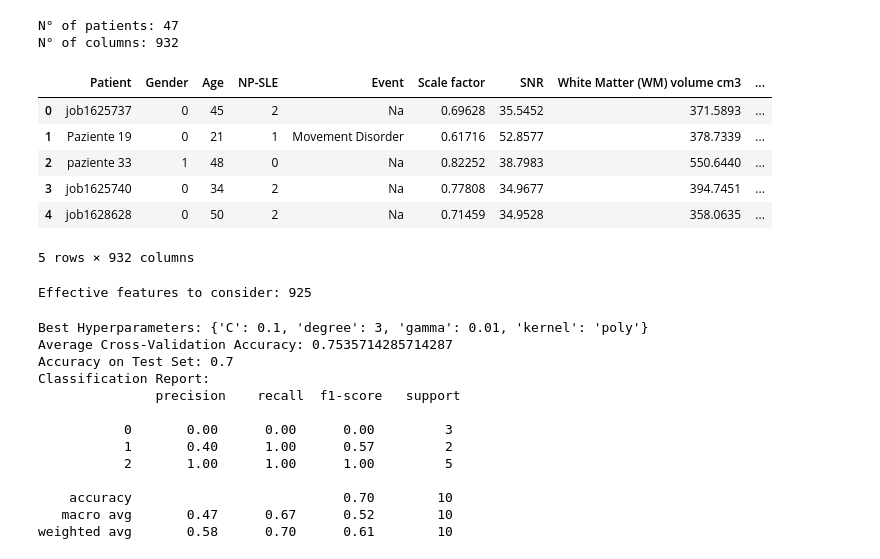
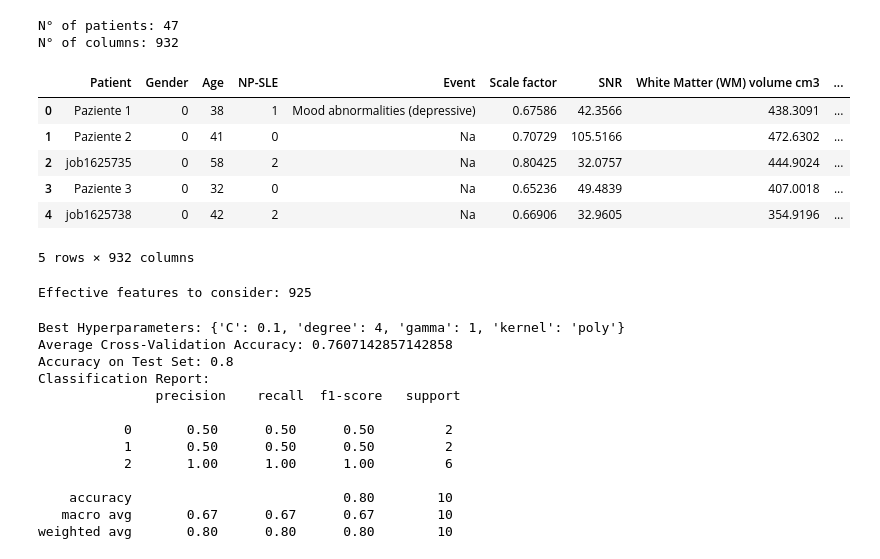
Before and after one commit to Sebarz98/NeuroLupus_ML, a Jupyter notebook: SVM.ipynb, the cells around one changed output. Cells and saved outputs as stored; diff of their text form; code cells hidden in the pictures.

```diff
--- a/SVM.ipynb
+++ b/SVM.ipynb
@@ -9,24 +9,21 @@ from sklearn.utils import shuffle
 # %%
 # Load Dataset
 
 file_path = "/Users/Sebastiano/ML_MRI copy.xlsx"
 df = pd.read_excel(file_path)
 
-df = shuffle(df)
-df.reset_index(inplace=True, drop=True)
-
 print("N° of patients: {}".format(len(df)))
 print("N° of columns: {}".format(df.shape[1]))
 df.head()
 # %% [output]
 N° of patients: 47
 N° of columns: 932
 |  | Patient | Gender | Age | NP-SLE | Event | Scale factor | SNR | White Matter (WM) volume cm3 | ... |
-| 0 | job1625737 | 0 | 45 | 2 | Na | 0.69628 | 35.5452 | 371.5893 | ... |
-| 1 | Paziente 19 | 0 | 21 | 1 | Movement Disorder | 0.61716 | 52.8577 | 378.7339 | ... |
-| 2 | paziente 33 | 1 | 48 | 0 | Na | 0.82252 | 38.7983 | 550.6440 | ... |
-| 3 | job1625740 | 0 | 34 | 2 | Na | 0.77808 | 34.9677 | 394.7451 | ... |
-| 4 | job1628628 | 0 | 50 | 2 | Na | 0.71459 | 34.9528 | 358.0635 | ... |
+| 0 | Paziente 1 | 0 | 38 | 1 | Mood abnormalities (depressive) | 0.67586 | 42.3566 | 438.3091 | ... |
+| 1 | Paziente 2 | 0 | 41 | 0 | Na | 0.70729 | 105.5166 | 472.6302 | ... |
+| 2 | job1625735 | 0 | 58 | 2 | Na | 0.80425 | 32.0757 | 444.9024 | ... |
+| 3 | Paziente 3 | 0 | 32 | 0 | Na | 0.65236 | 49.4839 | 407.0018 | ... |
+| 4 | job1625738 | 0 | 42 | 2 | Na | 0.66906 | 32.9605 | 354.9196 | ... |
 5 rows × 932 columns
 # %%
 # Drop unwanted columns
@@ -103,16 +100,16 @@ print("Average Cross-Validation Accuracy:", average_cross_val_accuracy)
 print("Accuracy on Test Set:", accuracy)
 print("Classification Report:\n", report)
 # %% [output]
-Best Hyperparameters: {'C': 0.1, 'degree': 3, 'gamma': 0.01, 'kernel': 'poly'}
-Average Cross-Validation Accuracy: 0.7535714285714287
-Accuracy on Test Set: 0.7
+Best Hyperparameters: {'C': 0.1, 'degree': 4, 'gamma': 1, 'kernel': 'poly'}
+Average Cross-Validation Accuracy: 0.7607142857142858
+Accuracy on Test Set: 0.8
 Classification Report:
                precision    recall  f1-score   support
 
-           0       0.00      0.00      0.00         3
-           1       0.40      1.00      0.57         2
-           2       1.00      1.00      1.00         5
+           0       0.50      0.50      0.50         2
+           1       0.50      0.50      0.50         2
+           2       1.00      1.00      1.00         6
 
-    accuracy                           0.70        10
-   macro avg       0.47      0.67      0.52        10
-weighted avg       0.58      0.70      0.61        10
+    accuracy                           0.80        10
+   macro avg       0.67      0.67      0.67        10
+weighted avg       0.80      0.80      0.80        10
```
Also changed, not shown: parts of 6 cells of this notebook, 7 other files.
